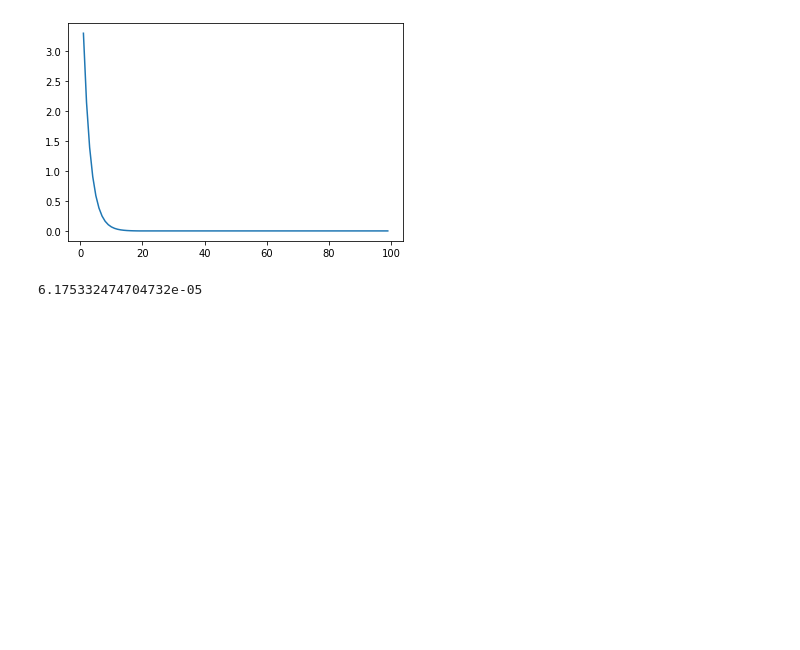
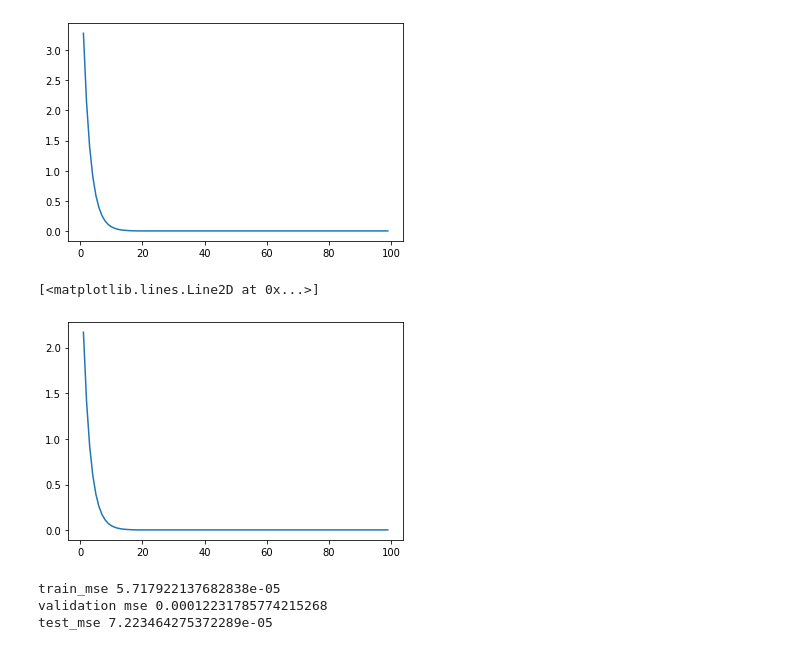
Before and after one commit to 95871abhinandankumar/Machine-learning, a Jupyter notebook: ML_assignment5_batch_gradient_descent_skitlearn.ipynb, the cells around one changed output. Cells and saved outputs as stored; diff of their text form; code cells hidden in the pictures; blank space fills up the shorter version.

```diff
--- a/ML_assignment5_batch_gradient_descent_skitlearn.ipynb
+++ b/ML_assignment5_batch_gradient_descent_skitlearn.ipynb
@@ -134,6 +152,11 @@ plt.plot(epoch, trains_MSE)
 # %% [output]
 [<matplotlib.lines.Line2D at 0x...>]
 [figure]
+# %%
+plt.plot(epoch, validations_MSE)
+# %% [output]
+[<matplotlib.lines.Line2D at 0x...>]
+[figure, added]
 # %%
 from sklearn.linear_model import LinearRegression
 reg = LinearRegression()
@@ -141,8 +164,14 @@ reg.fit(np.delete(train, -1, 1),  train[:,-1])
 
 
 from sklearn.metrics import mean_squared_error
-mse = mean_squared_error(train[:,-1], reg.predict(np.delete(train, -1, 1)), sample_weight=None)
-print(mse)
+mse_train = mean_squared_error(train[:,-1], reg.predict(np.delete(train, -1, 1)), sample_weight=None)
+mse_validation = mean_squared_error(validation[:,-1], reg.predict(np.delete(validation, -1, 1)), sample_weight=None)
+mse_test = mean_squared_error(test[:,-1], reg.predict(np.delete(test, -1, 1)), sample_weight=None)
+print("train_mse", mse_train)
+print("validation mse", mse_validation)
+print("test_mse", mse_test)
 # %% [output]
-6.175332474704732e-05
+train_mse 5.717922137682838e-05
+validation mse 0.00012231785774215268
+test_mse 7.223464275372289e-05
 # %%
```
Also changed, not shown: parts of 7 cells of this notebook.
